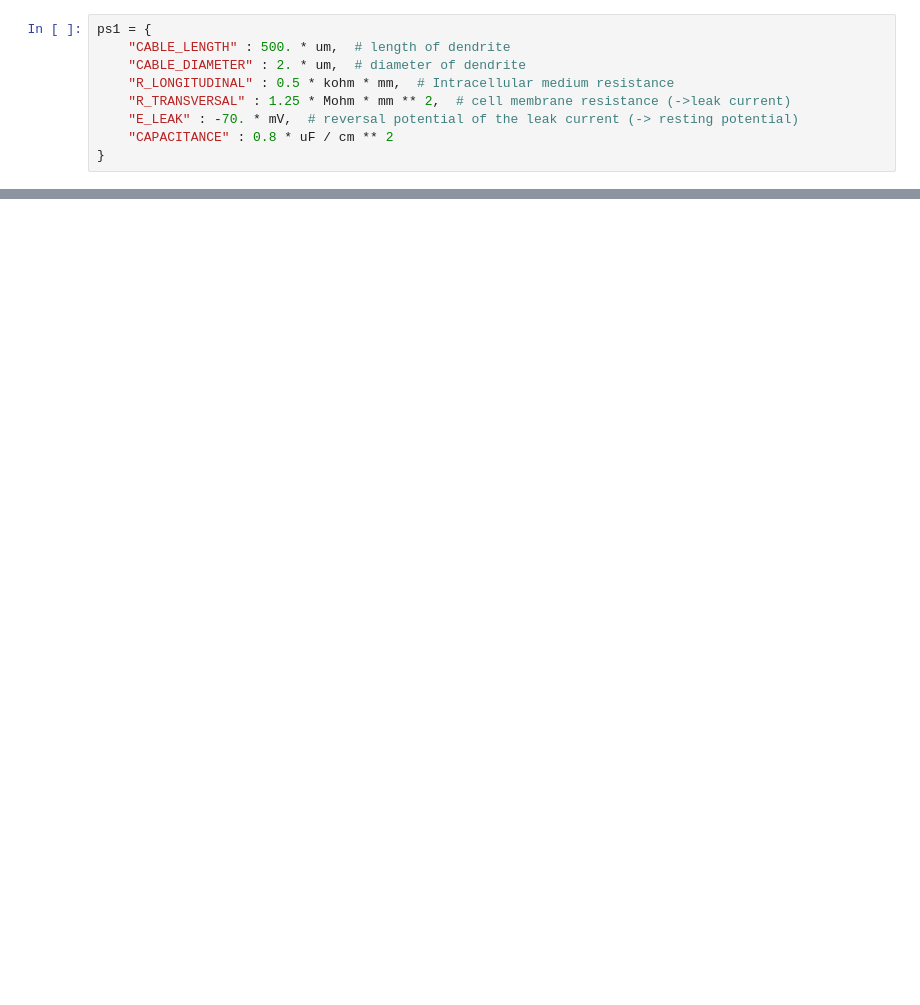
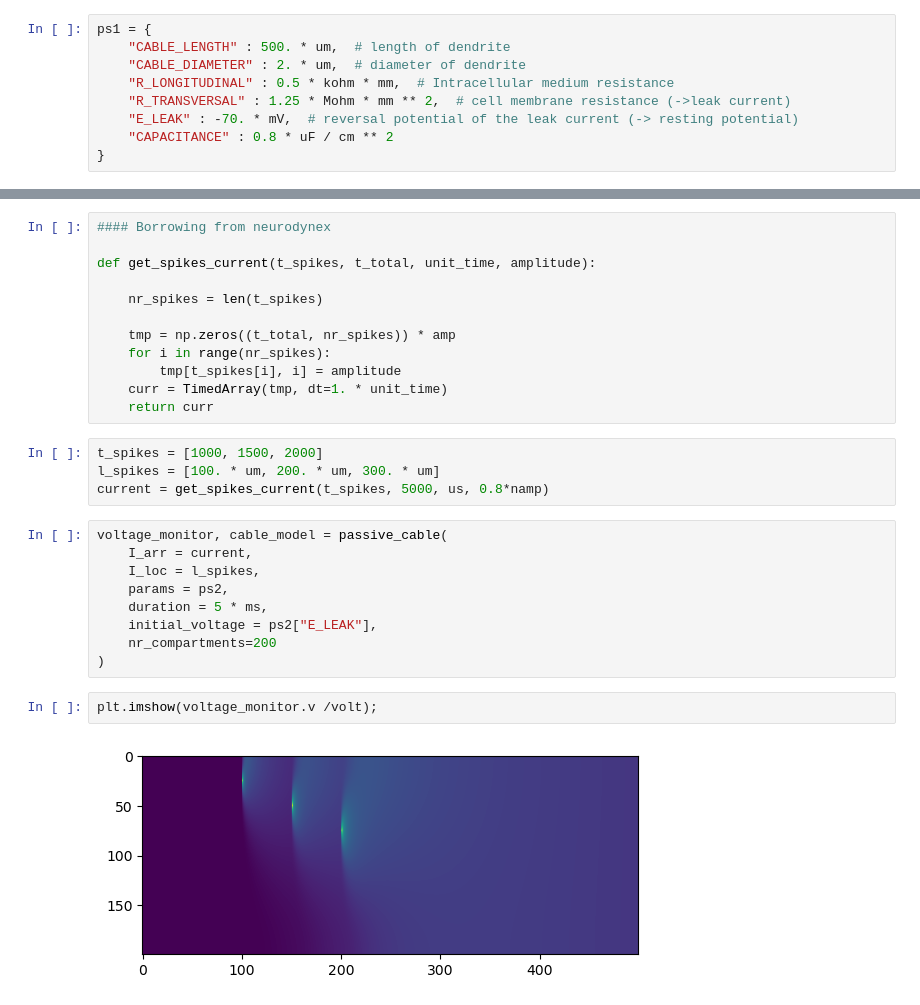
Before and after one commit to bosemessi/NeuronalDynamics, a Jupyter notebook: Chapter 3/Dendrites.ipynb, the cells around one changed output, grey strips where cells are left out. Saved outputs shown, nothing was run; the diff lists cells and outputs as text; blank space fills up the shorter version.

```diff
--- a/Chapter 3/Dendrites.ipynb
+++ b/Chapter 3/Dendrites.ipynb
@@ -64,0 +146,29 @@ def passive_cable(I_arr, I_loc, params, duration, initial_voltage, nr_compartmen
+# %%
+#### Borrowing from neurodynex
+
+def get_spikes_current(t_spikes, t_total, unit_time, amplitude):
+
+    nr_spikes = len(t_spikes)
+
+    tmp = np.zeros((t_total, nr_spikes)) * amp
+    for i in range(nr_spikes):
+        tmp[t_spikes[i], i] = amplitude
+    curr = TimedArray(tmp, dt=1. * unit_time)
+    return curr
+# %%
+t_spikes = [1000, 1500, 2000]
+l_spikes = [100. * um, 200. * um, 300. * um]
+current = get_spikes_current(t_spikes, 5000, us, 0.8*namp)
+# %%
+voltage_monitor, cable_model = passive_cable(
+    I_arr = current,
+    I_loc = l_spikes,
+    params = ps2,
+    duration = 5 * ms,
+    initial_voltage = ps2["E_LEAK"],
+    nr_compartments=200
+)
+# %%
+plt.imshow(voltage_monitor.v /volt);
+# %% [output]
+[figure, added]
```
Also changed, not shown: parts of 24 cells of this notebook.
